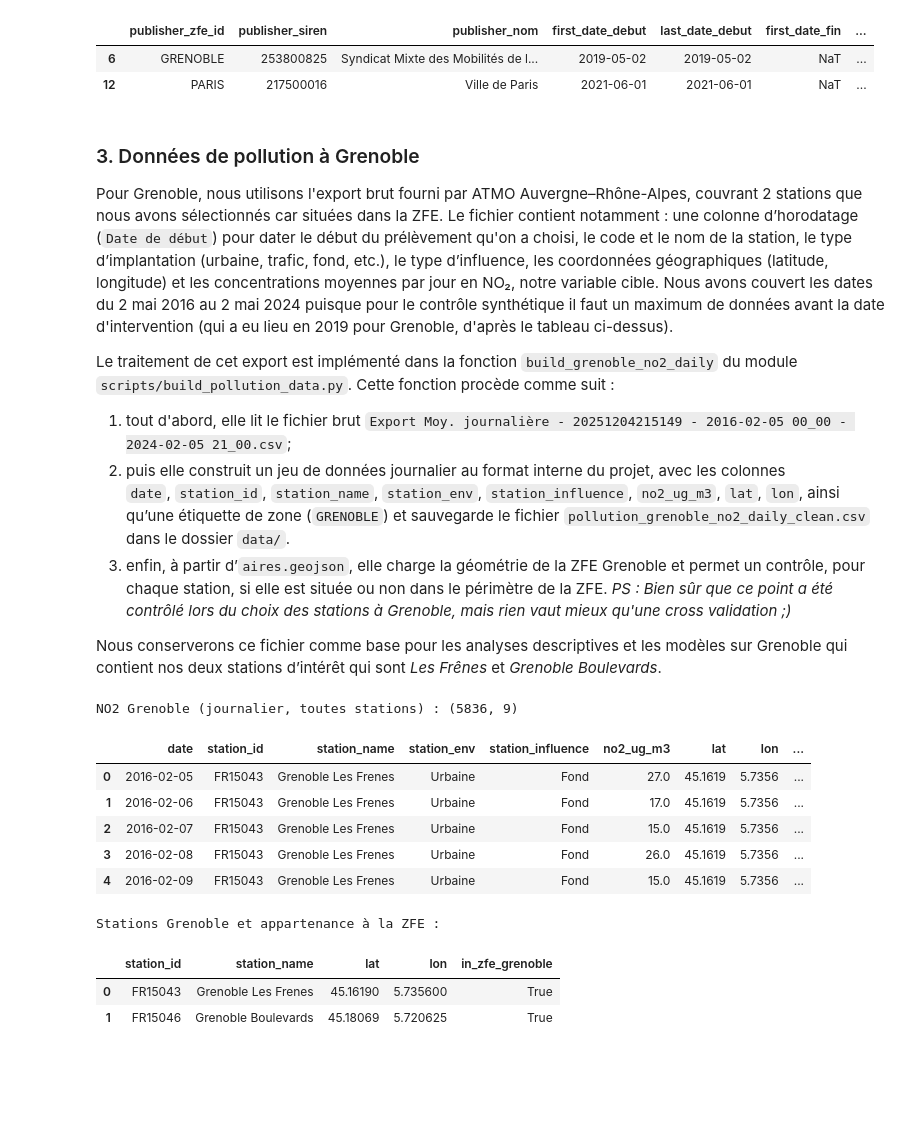
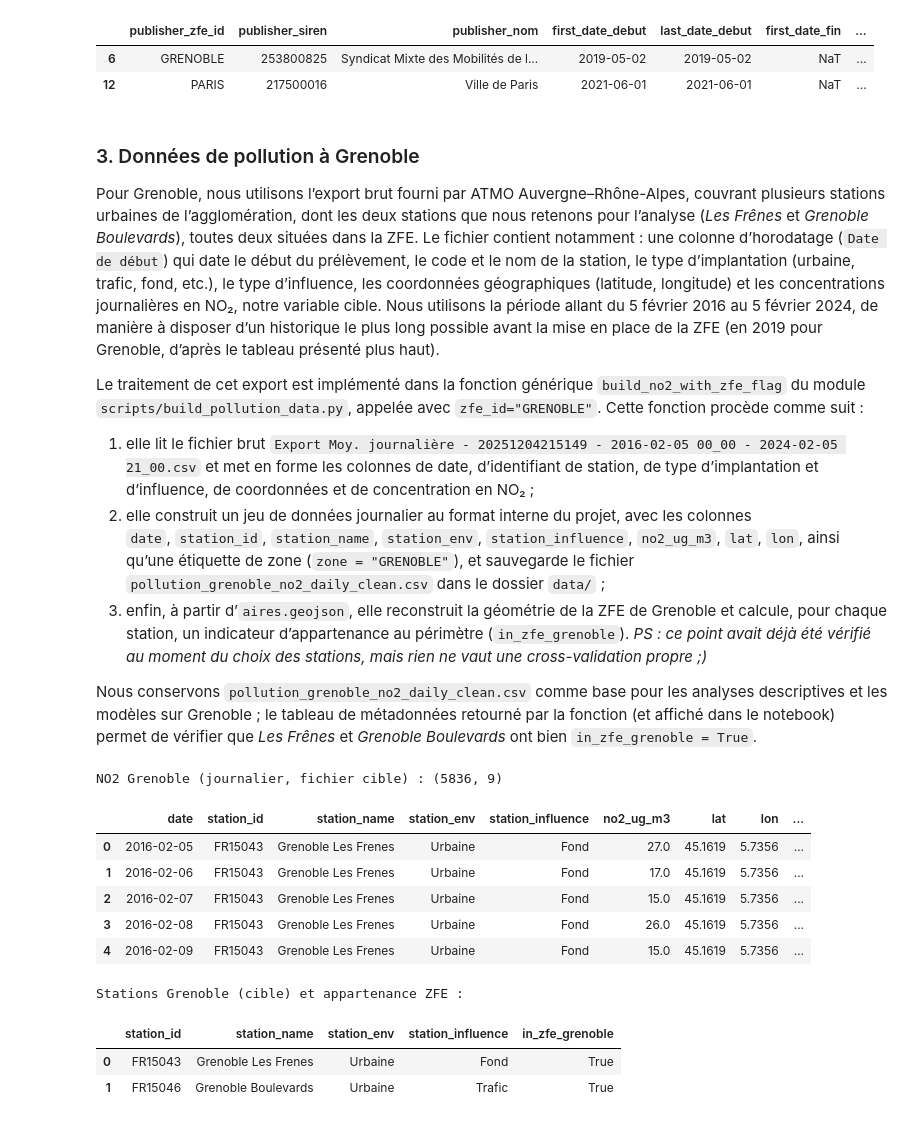
Before and after one commit to pasilvente/project_python_for_data_science_at_ENSAE_ZFE_ML_SCM, a Jupyter notebook: rapport_zfe.ipynb, the cells around one changed output. Cells and saved outputs as stored; diff of their text form; code cells hidden in the pictures; blank space fills up the shorter version.

Commit message:
partie sur les donneurs + maj build_pollution_data pour gagner encore en généralisation

```diff
--- a/rapport_zfe.ipynb
+++ b/rapport_zfe.ipynb
@@ -206,44 +205,51 @@ filtre
 <a id="donnees-grenoble"></a>
 ### 3. Données de pollution à Grenoble
 
-Pour Grenoble, nous utilisons l'export brut fourni par ATMO Auvergne–Rhône-Alpes, couvrant 2 stations que nous avons sélectionnés car situées dans la ZFE. Le fichier contient notamment : une colonne d’horodatage (`Date de début`) pour dater le début du prélèvement qu'on a choisi, le code et le nom de la station, le type d’implantation (urbaine, trafic, fond, etc.), le type d’influence, les coordonnées géographiques (latitude, longitude) et les concentrations moyennes par jour en NO₂, notre variable cible. Nous avons couvert les dates du 2 mai 2016 au 2 mai 2024 puisque pour le contrôle synthétique il faut un maximum de données avant la date d'intervention (qui a eu lieu en 2019 pour Grenoble, d'après le tableau ci-dessus).
+Pour Grenoble, nous utilisons l’export brut fourni par ATMO Auvergne–Rhône-Alpes, couvrant plusieurs stations urbaines de l’agglomération, dont les deux stations que nous retenons pour l’analyse (*Les Frênes* et *Grenoble Boulevards*), toutes deux situées dans la ZFE. Le fichier contient notamment : une colonne d’horodatage (`Date de début`) qui date le début du prélèvement, le code et le nom de la station, le type d’implantation (urbaine, trafic, fond, etc.), le type d’influence, les coordonnées géographiques (latitude, longitude) et les concentrations journalières en NO₂, notre variable cible. Nous utilisons la période allant du 5 février 2016 au 5 février 2024, de manière à disposer d’un historique le plus long possible avant la mise en place de la ZFE (en 2019 pour Grenoble, d’après le tableau présenté plus haut).
 
-Le traitement de cet export est implémenté dans la fonction `build_grenoble_no2_daily` du module `scripts/build_pollution_data.py`. Cette fonction procède comme suit :
+Le traitement de cet export est implémenté dans la fonction générique `build_no2_with_zfe_flag` du module `scripts/build_pollution_data.py`, appelée avec `zfe_id="GRENOBLE"`. Cette fonction procède comme suit :
 
-1. tout d'abord, elle lit le fichier brut `Export Moy. journalière - 20251204215149 - 2016-02-05 00_00 - 2024-02-05 21_00.csv`;
-2. puis elle construit un jeu de données journalier au format interne du projet, avec les colonnes
-   `date`, `station_id`, `station_name`, `station_env`, `station_influence`, `no2_ug_m3`, `lat`, `lon`, ainsi qu’une étiquette de zone (`GRENOBLE`) et sauvegarde le fichier `pollution_grenoble_no2_daily_clean.csv` dans le dossier `data/`.
-3. enfin, à partir d’`aires.geojson`, elle charge la géométrie de la ZFE Grenoble et permet un contrôle, pour chaque station, si elle est située ou non dans le périmètre de la ZFE. *PS : Bien sûr que ce point a été contrôlé lors du choix des stations à Grenoble, mais rien vaut mieux qu'une cross validation ;)*
+1. elle lit le fichier brut `Export Moy. journalière - 20251204215149 - 2016-02-05 00_00 - 2024-02-05 21_00.csv` et met en forme les colonnes de date, d’identifiant de station, de type d’implantation et d’influence, de coordonnées et de concentration en NO₂ ;
+2. elle construit un jeu de données journalier au format interne du projet, avec les colonnes
+   `date`, `station_id`, `station_name`, `station_env`, `station_influence`, `no2_ug_m3`, `lat`, `lon`, ainsi qu’une étiquette de zone (`zone = "GRENOBLE"`), et sauvegarde le fichier `pollution_grenoble_no2_daily_clean.csv` dans le dossier `data/` ;
+3. enfin, à partir d’`aires.geojson`, elle reconstruit la géométrie de la ZFE de Grenoble et calcule, pour chaque station, un indicateur d’appartenance au périmètre (`in_zfe_grenoble`). *PS : ce point avait déjà été vérifié au moment du choix des stations, mais rien ne vaut une cross-validation propre ;)*
 
-Nous conserverons ce fichier comme base pour les analyses descriptives et les modèles sur Grenoble qui contient nos deux stations d’intérêt qui sont *Les Frênes* et *Grenoble Boulevards*.
+Nous conservons `pollution_grenoble_no2_daily_clean.csv` comme base pour les analyses descriptives et les modèles sur Grenoble ; le tableau de métadonnées retourné par la fonction (et affiché dans le notebook) permet de vérifier que *Les Frênes* et *Grenoble Boulevards* ont bien `in_zfe_grenoble = True`.
 # %%
-GRENOBLE_RAW_CSV = "Export Moy. journalière - 20251204215149 - 2016-02-05 00_00 - 2024-02-05 21_00.csv"
+# Nom du fichier brut pour la cible Grenoble
+GRENOBLE_TARGET_RAW = (
+    "Export Moy. journalière - 20251204215149 - 2016-02-05 00_00 - 2024-02-05 21_00.csv"
+)
 
-grenoble_no2_daily, grenoble_stations_meta = build_no2_daily_for_zfe(
+grenoble_no2_daily, grenoble_stations_meta = build_no2_with_zfe_flag(
     data_dir=DATA_DIR,
-    raw_csv_name=GRENOBLE_RAW_CSV,
+    raw_csv_name=GRENOBLE_TARGET_RAW,
     zfe_id="GRENOBLE",
     out_daily_name="pollution_grenoble_no2_daily_clean.csv",
     in_zfe_col="in_zfe_grenoble",
 )
 
-print("NO2 Grenoble (journalier, toutes stations) :", grenoble_no2_daily.shape)
+print("NO2 Grenoble (journalier, fichier cible) :", grenoble_no2_daily.shape)
 display(grenoble_no2_daily.head())
 
-print("Stations Grenoble et appartenance à la ZFE :")
-display(grenoble_stations_meta)
+print("Stations Grenoble (cible) et appartenance ZFE :")
+display(
+    grenoble_stations_meta[
+        ["station_id", "station_name", "station_env", "station_influence", "in_zfe_grenoble"]
+    ]
+)
 # %% [output]
-NO2 Grenoble (journalier, toutes stations) : (5836, 9)
+NO2 Grenoble (journalier, fichier cible) : (5836, 9)
 |  | date | station_id | station_name | station_env | station_influence | no2_ug_m3 | lat | lon | ... |
 | 0 | 2016-02-05 | FR15043 | Grenoble Les Frenes | Urbaine | Fond | 27.0 | 45.1619 | 5.7356 | ... |
 | 1 | 2016-02-06 | FR15043 | Grenoble Les Frenes | Urbaine | Fond | 17.0 | 45.1619 | 5.7356 | ... |
 | 2 | 2016-02-07 | FR15043 | Grenoble Les Frenes | Urbaine | Fond | 15.0 | 45.1619 | 5.7356 | ... |
 | 3 | 2016-02-08 | FR15043 | Grenoble Les Frenes | Urbaine | Fond | 26.0 | 45.1619 | 5.7356 | ... |
 | 4 | 2016-02-09 | FR15043 | Grenoble Les Frenes | Urbaine | Fond | 15.0 | 45.1619 | 5.7356 | ... |
-Stations Grenoble et appartenance à la ZFE :
+Stations Grenoble (cible) et appartenance ZFE :
-|  | station_id | station_name | lat | lon | in_zfe_grenoble |
-| 0 | FR15043 | Grenoble Les Frenes | 45.16190 | 5.735600 | True |
-| 1 | FR15046 | Grenoble Boulevards | 45.18069 | 5.720625 | True |
+|  | station_id | station_name | station_env | station_influence | in_zfe_grenoble |
+| 0 | FR15043 | Grenoble Les Frenes | Urbaine | Fond | True |
+| 1 | FR15046 | Grenoble Boulevards | Urbaine | Trafic | True |
 # %% [markdown]
 <a id="donnees-paris"></a>
 ### 4. Données de pollution à Paris
```
Also changed, not shown: parts of 11 cells of this notebook, 4 other files.
